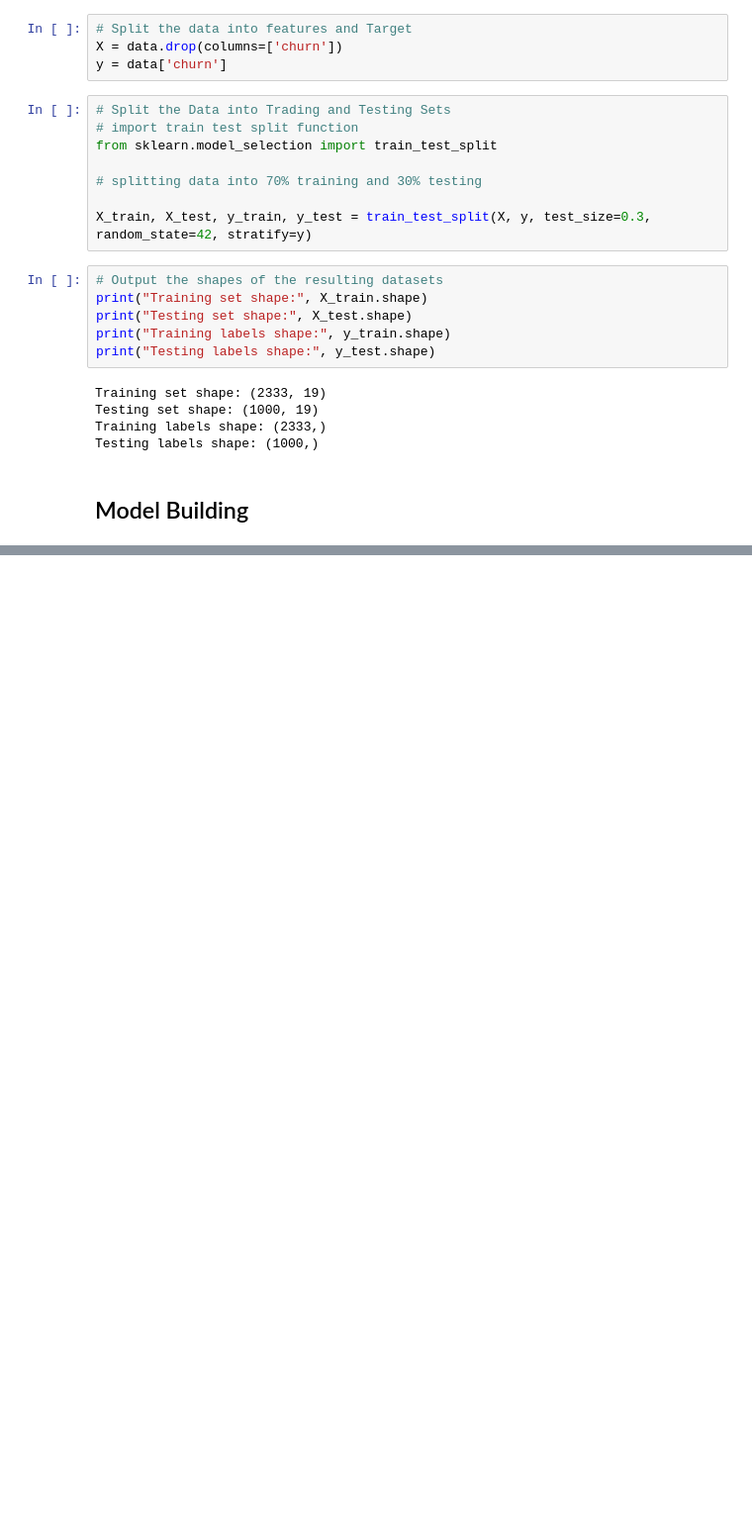
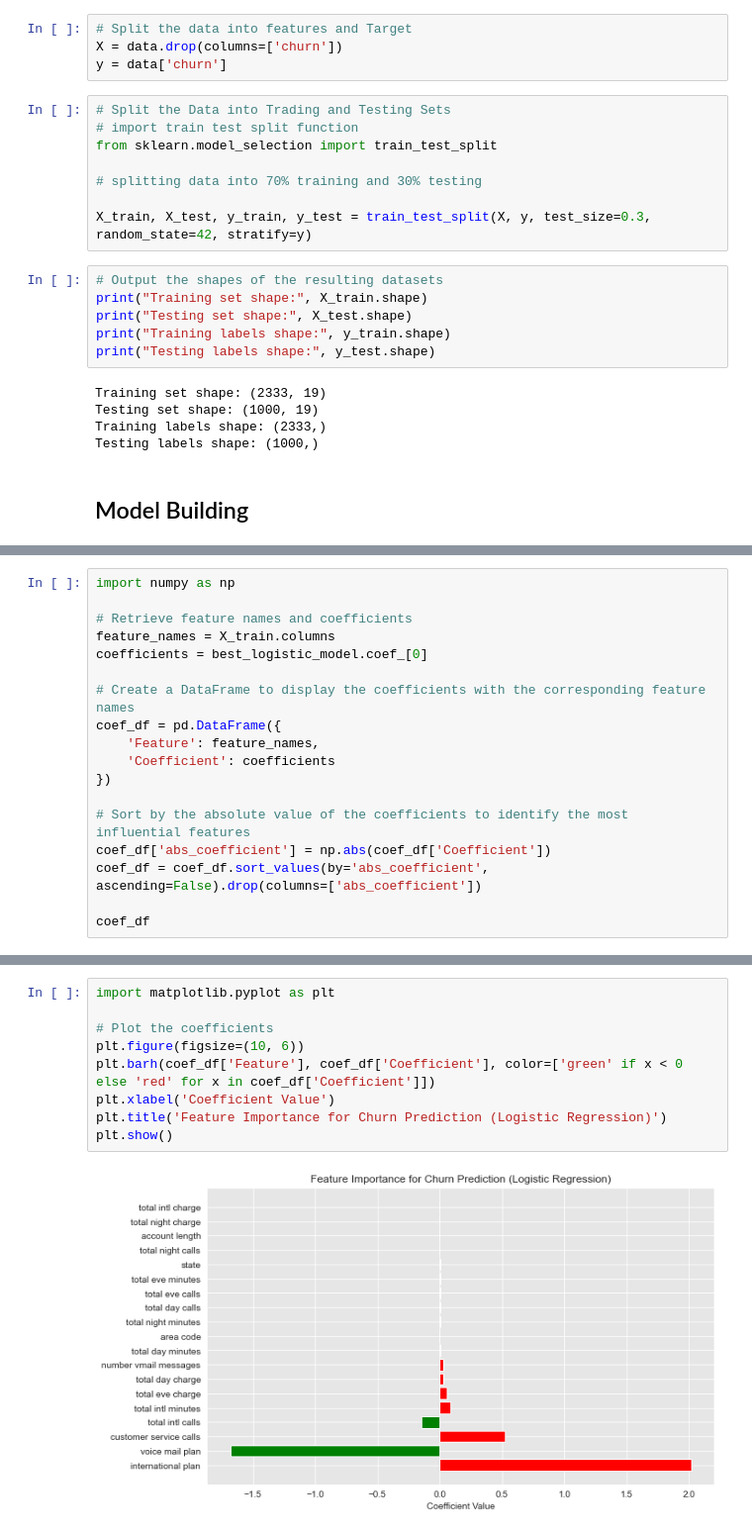
Before and after one commit to CatherineWanjau/SyriaTel-Customer-Churn, a Jupyter notebook: index.ipynb, the cells around one changed output, grey strips where cells are left out. Shown at 99% size. Cells and saved outputs as stored; diff of their text form; blank space fills up the shorter version.

Commit message:
model building

```diff
--- a/index.ipynb
+++ b/index.ipynb
@@ -118,0 +126,18 @@ Testing labels shape: (1000,)
+# %%
+import numpy as np
+
+# Retrieve feature names and coefficients
+feature_names = X_train.columns
+coefficients = best_logistic_model.coef_[0]
+
+# Create a DataFrame to display the coefficients with the corresponding feature names
+coef_df = pd.DataFrame({
+    'Feature': feature_names,
+    'Coefficient': coefficients
+})
+
+# Sort by the absolute value of the coefficients to identify the most influential features
+coef_df['abs_coefficient'] = np.abs(coef_df['Coefficient'])
+coef_df = coef_df.sort_values(by='abs_coefficient', ascending=False).drop(columns=['abs_coefficient'])
+
+coef_df
@@ -118,0 +162,11 @@ Testing labels shape: (1000,)
+# %%
+import matplotlib.pyplot as plt
+
+# Plot the coefficients
+plt.figure(figsize=(10, 6))
+plt.barh(coef_df['Feature'], coef_df['Coefficient'], color=['green' if x < 0 else 'red' for x in coef_df['Coefficient']])
+plt.xlabel('Coefficient Value')
+plt.title('Feature Importance for Churn Prediction (Logistic Regression)')
+plt.show()
+# %% [output]
+[figure, added]
```
Also changed, not shown: parts of 8 cells of this notebook.
